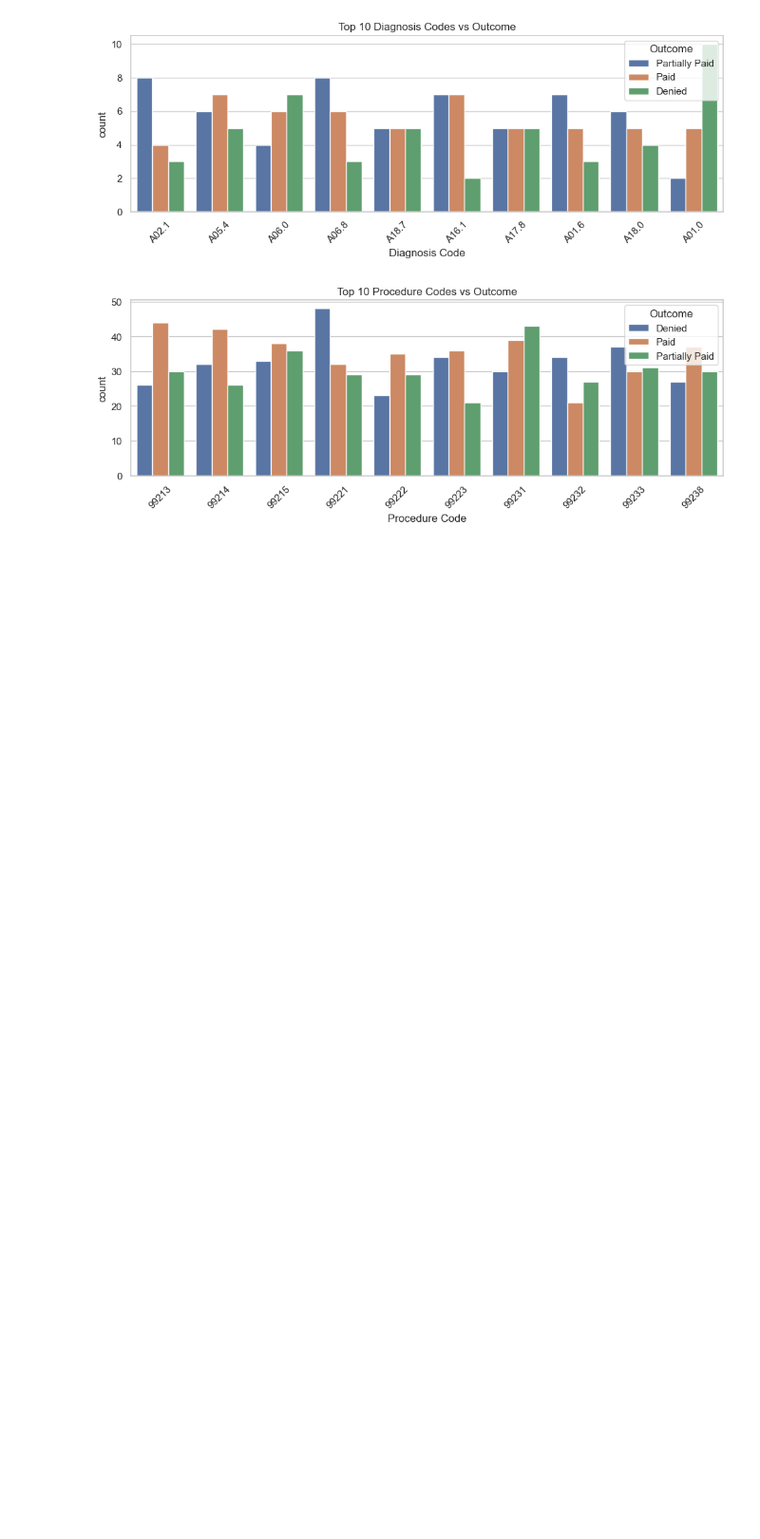
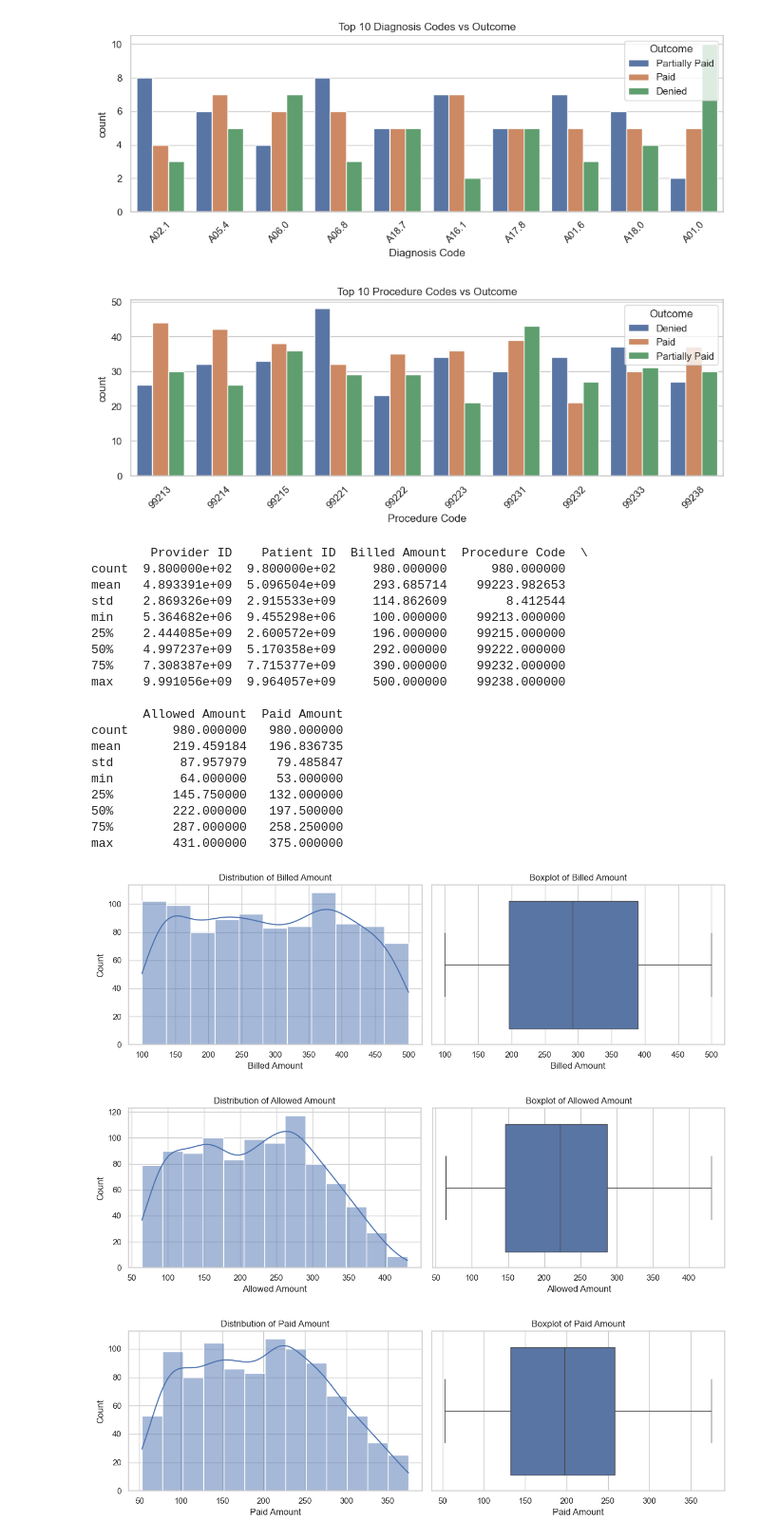
Before and after one commit to aidaabc11/health-insurance-claims-analysis, a Jupyter notebook: notebooks/3_EDA.ipynb, the cells around one changed output. Shown at 95% size. Saved outputs shown, nothing was run; the diff lists cells and outputs as text; code cells hidden in the pictures; blank space fills up the shorter version.

```diff
--- a/notebooks/3_EDA.ipynb
+++ b/notebooks/3_EDA.ipynb
@@ -161,3 +161,49 @@ plt.show()
 # %% [output]
 [figure]
 [figure]
+# %%
+# Show summary statistics for numerical columns
+print(df.describe())
+
+# Select numerical columns
+numeric_cols = ['Billed Amount', 'Allowed Amount', 'Paid Amount']
+
+# Plot histogram and boxplot for each numerical column
+for col in numeric_cols:
+    plt.figure(figsize=(12, 4))
+
+    # Histogram
+    plt.subplot(1, 2, 1)
+    sns.histplot(df[col], kde=True)
+    plt.title(f'Distribution of {col}')
+
+    # Boxplot
+    plt.subplot(1, 2, 2)
+    sns.boxplot(x=df[col])
+    plt.title(f'Boxplot of {col}')
+
+    plt.tight_layout()
+    plt.show()
+# %% [output]
+        Provider ID    Patient ID  Billed Amount  Procedure Code  \
+count  9.800000e+02  9.800000e+02     980.000000      980.000000
+mean   4.893391e+09  5.096504e+09     293.685714    99223.982653
+std    2.869326e+09  2.915533e+09     114.862609        8.412544
+min    5.364682e+06  9.455298e+06     100.000000    99213.000000
+25%    2.444085e+09  2.600572e+09     196.000000    99215.000000
+50%    4.997237e+09  5.170358e+09     292.000000    99222.000000
+75%    7.308387e+09  7.715377e+09     390.000000    99232.000000
+max    9.991056e+09  9.964057e+09     500.000000    99238.000000
+
+       Allowed Amount  Paid Amount
+count      980.000000   980.000000
+mean       219.459184   196.836735
+std         87.957979    79.485847
+min         64.000000    53.000000
+25%        145.750000   132.000000
+50%        222.000000   197.500000
+75%        287.000000   258.250000
+max        431.000000   375.000000
+[figure, added]
+[figure, added]
+[figure, added]
```
Also changed, not shown: parts of 4 cells of this notebook.
